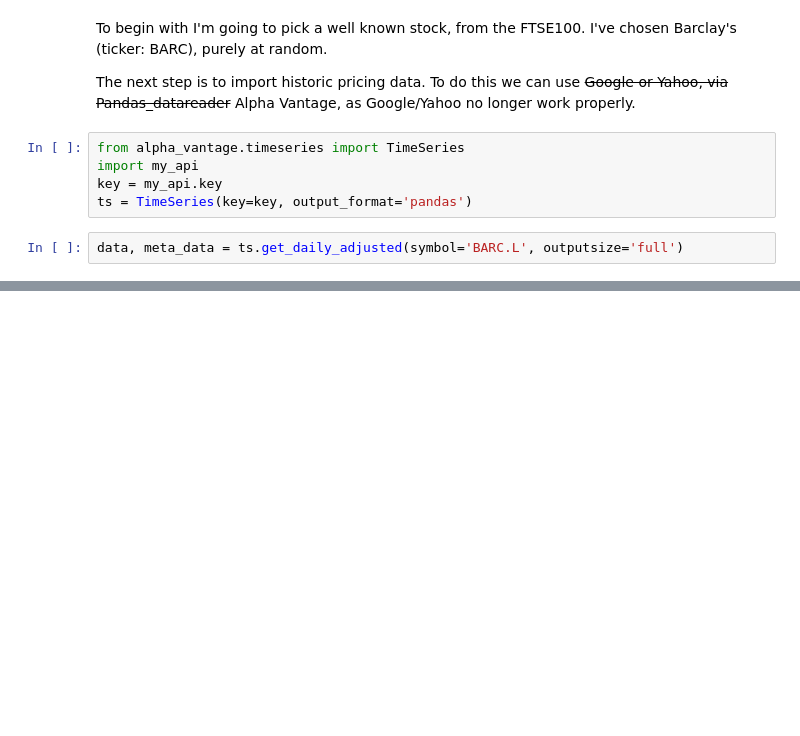
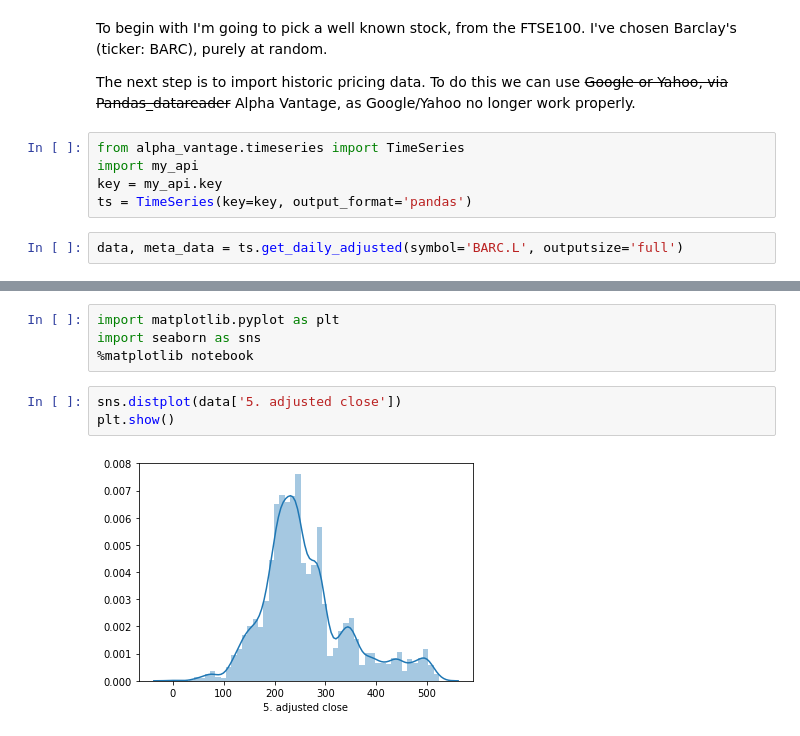
Before and after one commit to rick-62/Stock-Picker, a Jupyter notebook: initial_analysis.ipynb, the cells around one changed output, grey strips where cells are left out. Saved outputs shown, nothing was run; the diff lists cells and outputs as text; blank space fills up the shorter version.

```diff
--- a/initial_analysis.ipynb
+++ b/initial_analysis.ipynb
@@ -23,0 +41,9 @@ meta_data
+# %%
+import matplotlib.pyplot as plt
+import seaborn as sns
+%matplotlib notebook
+# %%
+sns.distplot(data['5. adjusted close'])
+plt.show()
+# %% [output]
+[figure, added]
```
Also changed, not shown: parts of 10 cells of this notebook.
